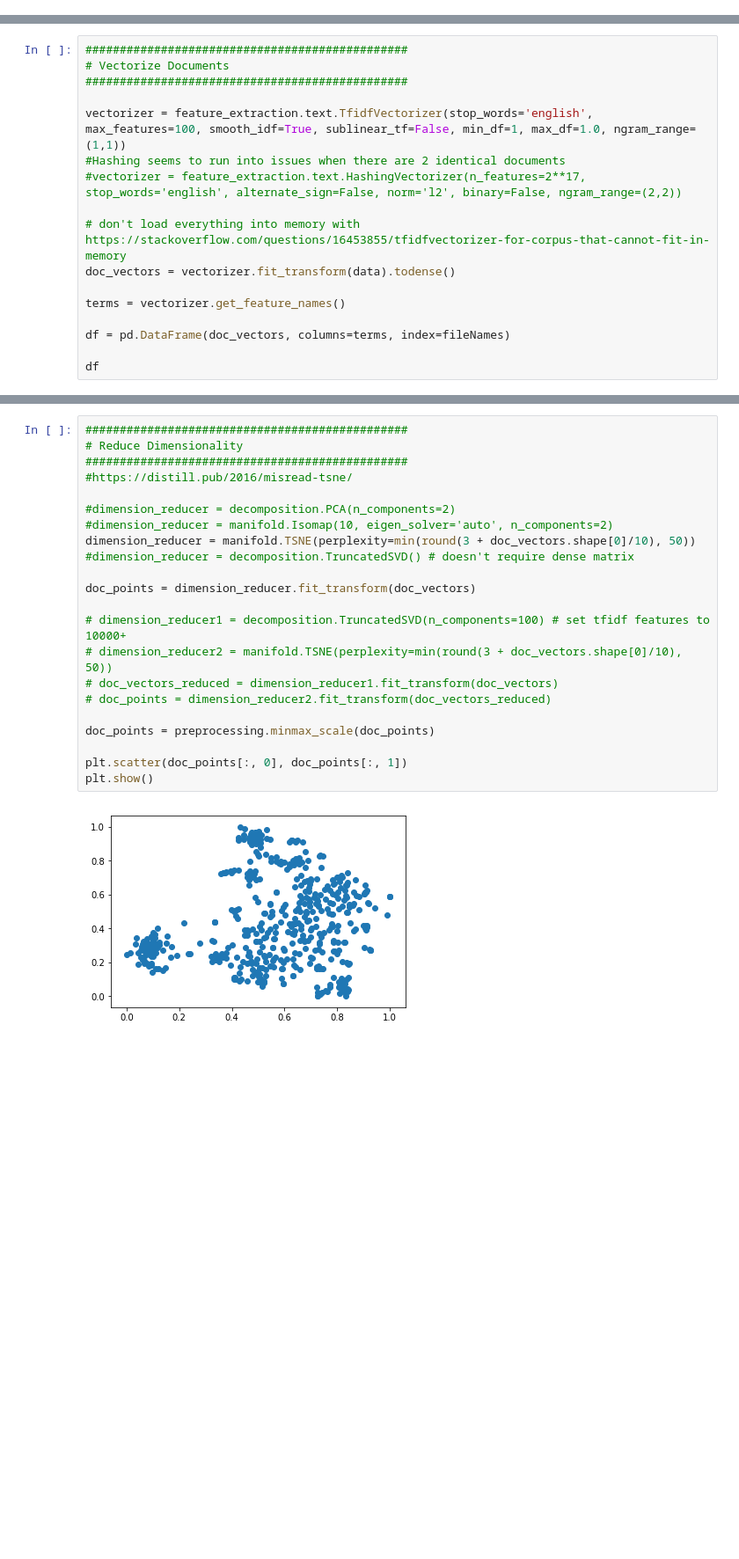
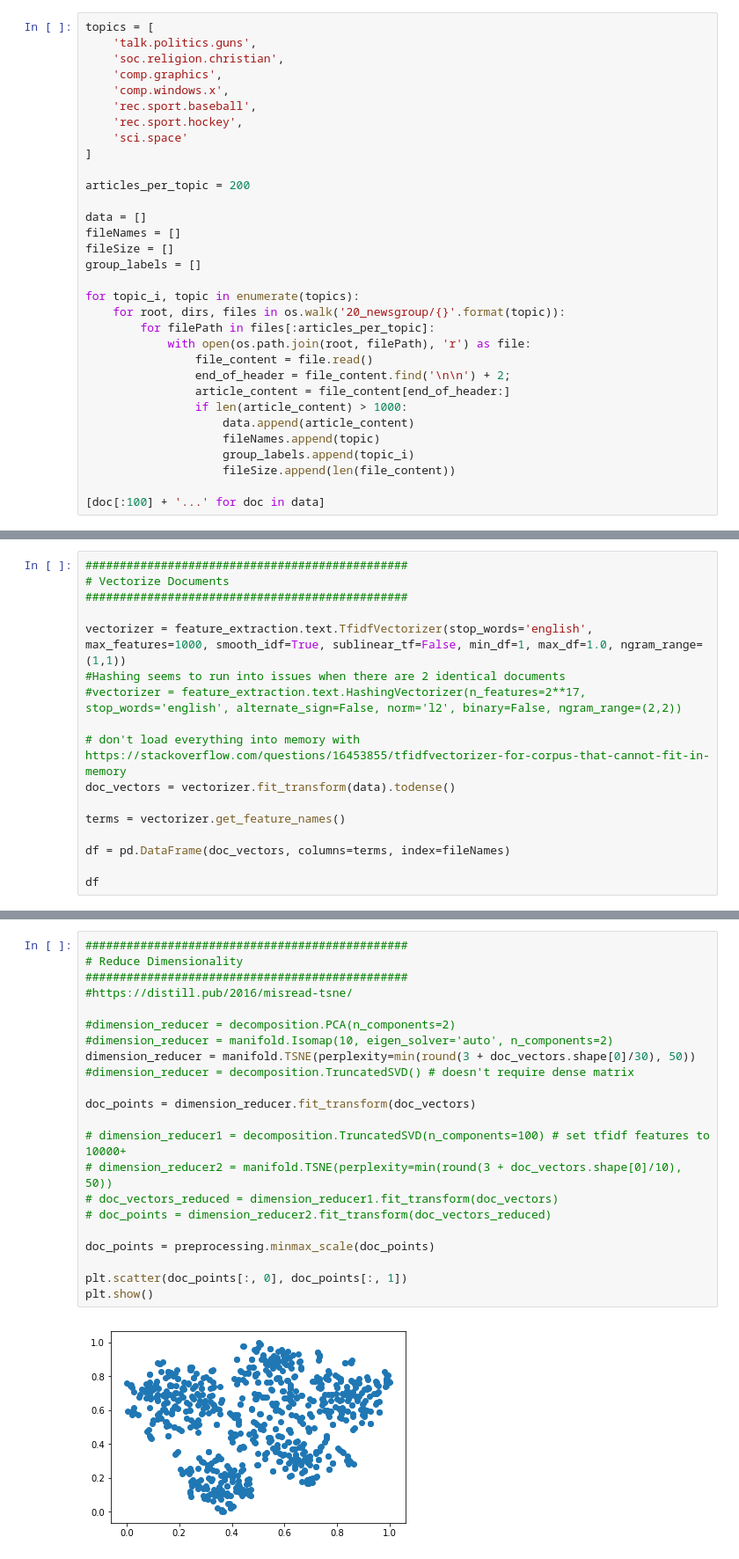
Before and after one commit to robianmcd/document-clustering, a Jupyter notebook: document_clustering.ipynb, the cells around one changed output, grey strips where cells are left out. Shown: that part at 88% size. Cells and saved outputs as stored; diff of their text form; blank space fills up the shorter version.

Commit message:
started using the 20 newsgroups dataset

```diff
--- a/document_clustering.ipynb
+++ b/document_clustering.ipynb
@@ -52,3 +53,35 @@ for root, dirs, files in os.walk("wiki-docs-large"):
  'The Toledo School of Translators (Spanish: Escuela de Traductores de Toledo) is the group of scholar...',
  'Franois-Marie Arouet (French: [f.swa ma.i a.w]; 21 November 1694  30 May 1778), known by his nom de ...',
  'The Yangtze (English:  or ), which is 6380 km long, is the longest river in Asia and the third-longe...']
+# %%
+topics = [
+    'talk.politics.guns',
+    'soc.religion.christian',
+    'comp.graphics',
+    'comp.windows.x',
+    'rec.sport.baseball',
+    'rec.sport.hockey',
+    'sci.space'
+]
+
+articles_per_topic = 200
+
+data = []
+fileNames = []
+fileSize = []
+group_labels = []
+
+for topic_i, topic in enumerate(topics):
+    for root, dirs, files in os.walk('20_newsgroup/{}'.format(topic)):
+        for filePath in files[:articles_per_topic]:
+            with open(os.path.join(root, filePath), 'r') as file:
+                file_content = file.read()
+                end_of_header = file_content.find('\n\n') + 2;
+                article_content = file_content[end_of_header:]
+                if len(article_content) > 1000:
+                    data.append(article_content)
+                    fileNames.append(topic)
+                    group_labels.append(topic_i)
+                    fileSize.append(len(file_content))
+
+[doc[:100] + '...' for doc in data]
@@ -57,7 +108,7 @@ for root, dirs, files in os.walk("wiki-docs-large"):
 # Vectorize Documents
 ###############################################
 
-vectorizer = feature_extraction.text.TfidfVectorizer(stop_words='english', max_features=100, smooth_idf=True, sublinear_tf=False, min_df=1, max_df=1.0, ngram_range=(1,1))
+vectorizer = feature_extraction.text.TfidfVectorizer(stop_words='english', max_features=1000, smooth_idf=True, sublinear_tf=False, min_df=1, max_df=1.0, ngram_range=(1,1))
 #Hashing seems to run into issues when there are 2 identical documents
 #vectorizer = feature_extraction.text.HashingVectorizer(n_features=2**17, stop_words='english', alternate_sign=False, norm='l2', binary=False, ngram_range=(2,2))
 
@@ -131,27 +182,27 @@ plt.show()
 # %%
 ###############################################
 # Reduce Dimensionality
 ###############################################
 #https://distill.pub/2016/misread-tsne/
 
 #dimension_reducer = decomposition.PCA(n_components=2)
 #dimension_reducer = manifold.Isomap(10, eigen_solver='auto', n_components=2)
-dimension_reducer = manifold.TSNE(perplexity=min(round(3 + doc_vectors.shape[0]/10), 50))
+dimension_reducer = manifold.TSNE(perplexity=min(round(3 + doc_vectors.shape[0]/30), 50))
 #dimension_reducer = decomposition.TruncatedSVD() # doesn't require dense matrix
 
 doc_points = dimension_reducer.fit_transform(doc_vectors)
 
 # dimension_reducer1 = decomposition.TruncatedSVD(n_components=100) # set tfidf features to 10000+
 # dimension_reducer2 = manifold.TSNE(perplexity=min(round(3 + doc_vectors.shape[0]/10), 50))
 # doc_vectors_reduced = dimension_reducer1.fit_transform(doc_vectors)
 # doc_points = dimension_reducer2.fit_transform(doc_vectors_reduced)
 
 doc_points = preprocessing.minmax_scale(doc_points)
 
 plt.scatter(doc_points[:, 0], doc_points[:, 1])
 plt.show()
 # %% [output]
-[figure, old version]
+[figure, new version]
 # %%
 ###############################################
 # Assign Documents to Clusters
```
Also changed, not shown: parts of 7 cells of this notebook, 3 other files.
